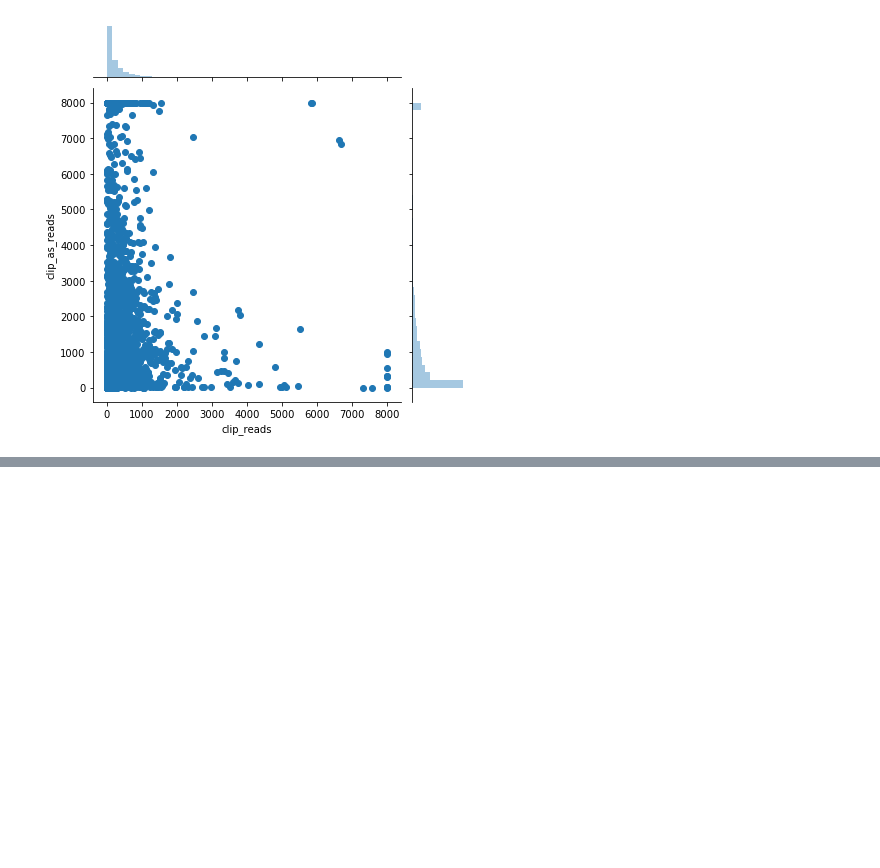
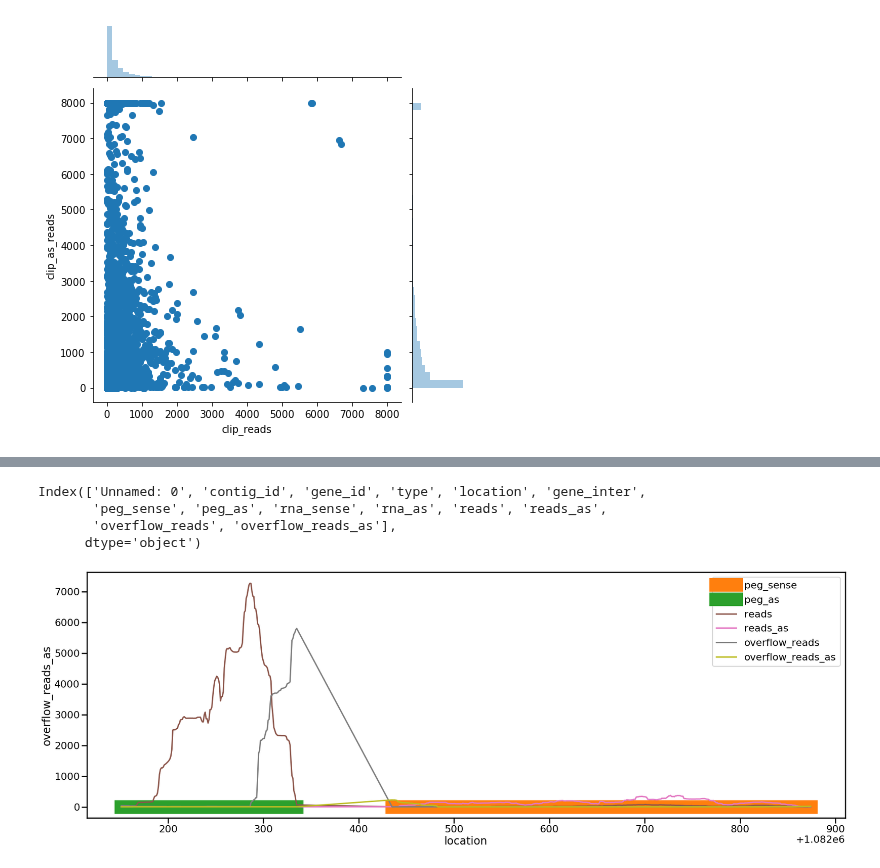
Before and after one commit to wosnat/sep, a Jupyter notebook: analyze_9313.ipynb, the cells around one changed output, grey strips where cells are left out. Drawn from its saved outputs; the diff is of its cells as text; code cells hidden in the pictures; blank space fills up the shorter version.

```diff
--- a/analyze_9313.ipynb
+++ b/analyze_9313.ipynb
@@ -170,0 +256,15 @@ sns.jointplot(count_df.clip_reads, count_df.clip_as_reads)
+# %%
+df.columns
+# %% [output]
+Index(['Unnamed: 0', 'contig_id', 'gene_id', 'type', 'location', 'gene_inter',
+       'peg_sense', 'peg_as', 'rna_sense', 'rna_as', 'reads', 'reads_as',
+       'overflow_reads', 'overflow_reads_as'],
+      dtype='object')
+# %%
+plt.figure(figsize=(30,10))
+for i in ['gene_inter', 'peg_sense', 'peg_as', 'rna_sense', 'rna_as',]:
+    sns.lineplot(df.location, df[i], label=i, linewidth=30)
+for i in [ 'reads', 'reads_as', 'overflow_reads', 'overflow_reads_as']:
+    sns.lineplot(df.location, df[i], label=i)
+# %% [output]
+[figure, added]
```
Also changed, not shown: parts of 20 cells of this notebook, 1 other file.
